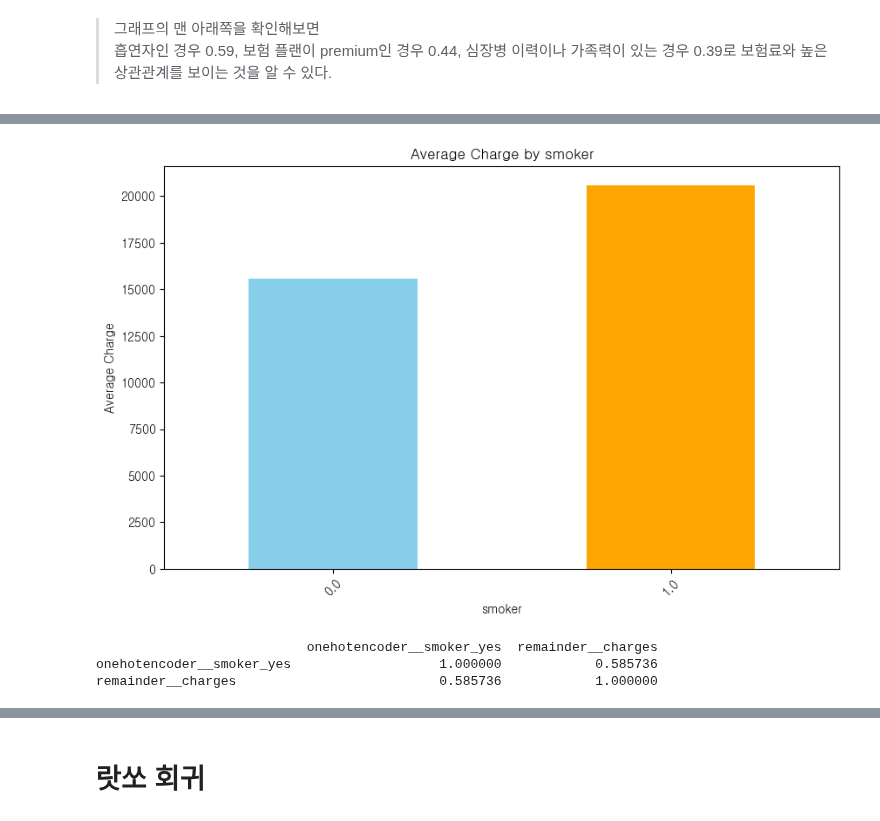
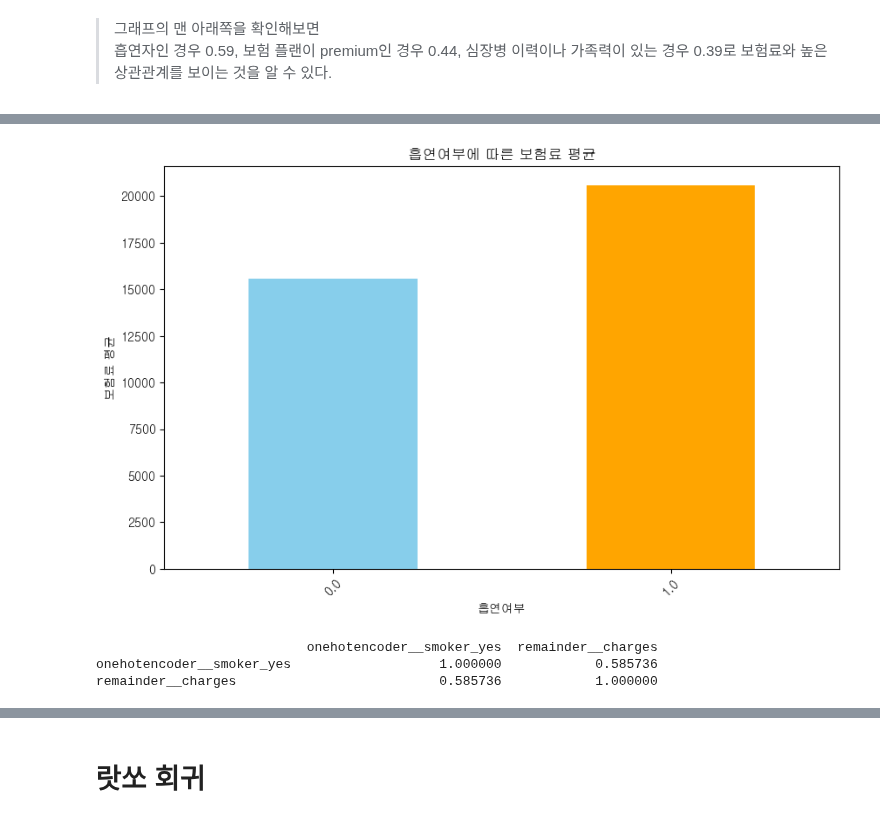
Before and after one commit to halley1116/2025_DA_study, a Jupyter notebook: team2/project1.ipynb, the cells around one changed output, grey strips where cells are left out. Cells and saved outputs as stored; diff of their text form; code cells hidden in the pictures.

```diff
--- a/team2/project1.ipynb
+++ b/team2/project1.ipynb
@@ -435,20 +449,20 @@ remainder__charges                                      1.000000
 # %%
-# medical_history별 charge 평균 계산
+# smoker별 charge 평균 계산
 grouped = df.groupby('onehotencoder__smoker_yes')['remainder__charges'].mean()
 
 # 시각화
 grouped.plot(kind='bar', figsize=(10, 6), color=['skyblue', 'orange'])
-plt.title('Average Charge by smoker')
-plt.xlabel('smoker')
-plt.ylabel('Average Charge')
+plt.title('흡연여부에 따른 보험료 평균')
+plt.xlabel('흡연여부')
+plt.ylabel('보험료 평균')
 plt.xticks(rotation=45)
 plt.show()#상관계수 계산
 correlation = df[['onehotencoder__smoker_yes', 'remainder__charges']].corr()
 
 # 결과 출력
 print(correlation)
 # %% [output]
-[figure, old version]
+[figure, new version]
                            onehotencoder__smoker_yes  remainder__charges
 onehotencoder__smoker_yes                   1.000000            0.585736
 remainder__charges                          0.585736            1.000000
```
Also changed, not shown: parts of 25 cells of this notebook.
